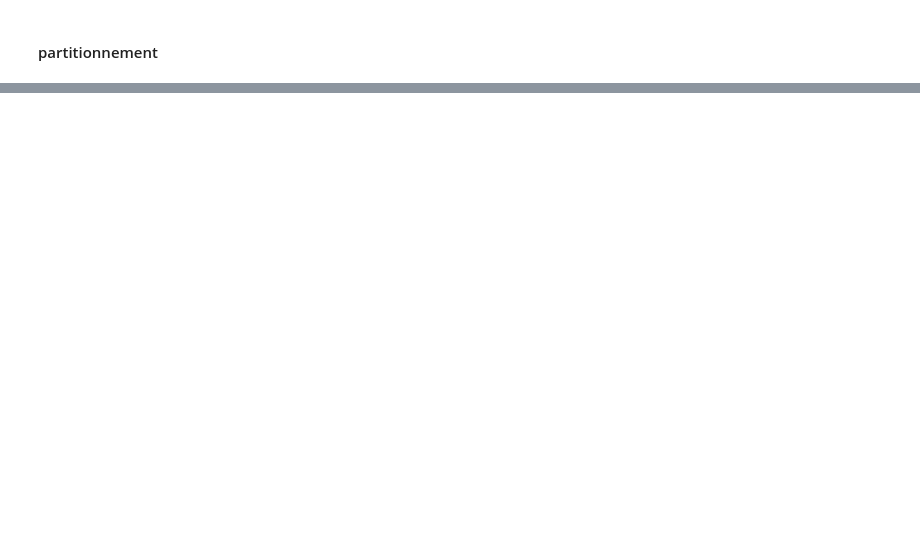
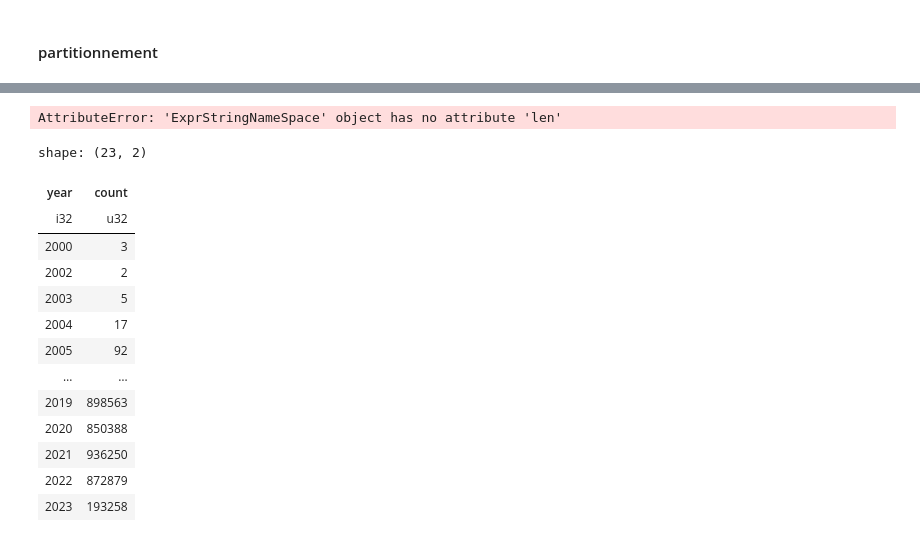
Before and after one commit to Luxchar/ReviewsGPT, a Jupyter notebook: notebooks/data_prep_yann.ipynb, the cells around one changed output, grey strips where cells are left out. Drawn from its saved outputs; the diff is of its cells as text; code cells hidden in the pictures; blank space fills up the shorter version.

```diff
--- a/notebooks/data_prep_yann.ipynb
+++ b/notebooks/data_prep_yann.ipynb
@@ -1084,0 +1220,26 @@ print("\n🎉 Partitionnement terminé avec succès.")
+# %%
+df.filter(
+    (pl.col("text").is_null()) |
+    (pl.col("text").str.strip_chars().str.len() == 0)
+)
+# %% [output]
+AttributeError: 'ExprStringNameSpace' object has no attribute 'len'
+# %%
+df.with_columns(
+    pl.col("date").dt.year().alias("year")
+).group_by("year").count().sort("year")
+# %% [output]
+shape: (23, 2)
+| year | count |
+| i32 | u32 |
+| 2000 | 3 |
+| 2002 | 2 |
+| 2003 | 5 |
+| 2004 | 17 |
+| 2005 | 92 |
+| … | … |
+| 2019 | 898563 |
+| 2020 | 850388 |
+| 2021 | 936250 |
+| 2022 | 872879 |
+| 2023 | 193258 |
```
Also changed, not shown: parts of 11 cells of this notebook, 5 other files.
